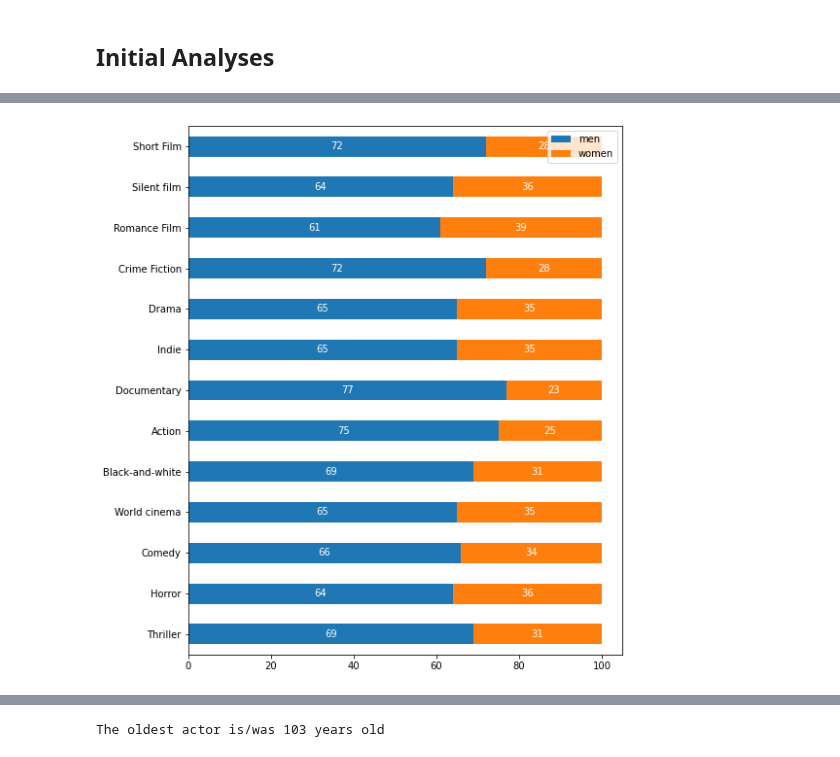
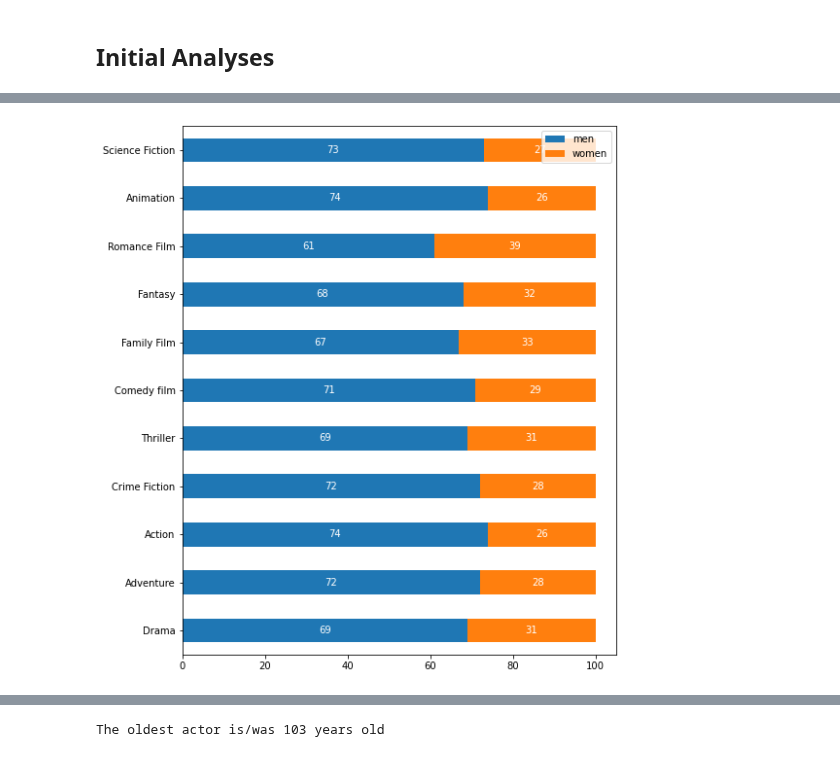
Before and after one commit to epfl-ada/ada-2022-project-rlab, a Jupyter notebook: sex_representation.ipynb, the cells around one changed output, grey strips where cells are left out. Cells and saved outputs as stored; diff of their text form; code cells hidden in the pictures.

```diff
--- a/sex_representation.ipynb
+++ b/sex_representation.ipynb
@@ -54,9 +48,6 @@ actors_df.release_date =  [int(val[:4]) if len(str(val)) > 4 else int(val) for v
 # %%
 actors_start_2013 = actors_df[ actors_df.release_date >= 2013]
 # %%
-movies_df = movies_df[~movies_df.release_date.isna()]
-# [ for val in ]
-movies_df.release_date = [int(val[:4]) if len(str(val)) > 4 else int(val) for val in movies_df.release_date]
 for x in range(2010, 2017):
     year_nb_movies = movies_df[ movies_df['release_date'] == x].shape[0]
     print(f"year {x}: {year_nb_movies} movies")
@@ -68,9 +59,3 @@ year 2013: 164 movies
 year 2014: 17 movies
 year 2015: 4 movies
 year 2016: 3 movies
-# %%
-
-# Using pandas.to_datetime()
-
-movies_df['release_date'] = pd.to_datetime(movies_df['release_date'], format="%Y-%m-%d")
-print(movies_df)
@@ -94,6 +64,8 @@ movies_df.describe()
 # %%
 # convert genres to a list of genres for each row
 movies_df['genres'] = [ [ v for k, v in  json.loads(dico).items() ] for dico in movies_df.genres.values]
+# %%
+movies_df = movies_df[ movies_df.release_date >= 2013]
 # %%
 def flatten(l):
     """
@@ -113,7 +90,7 @@ top_genres, nb_appearances = list(map(list, zip(*genres_value_counts)))
 # select the number of top genres to analyse keeping only genres that appear more than
 # MIN_NUMBER_OF_APPEARANCES times
 
-MIN_NUMBER_OF_APPEARANCES = 5000
+MIN_NUMBER_OF_APPEARANCES = 16#5000
 nb_genres = ( np.array(nb_appearances) >= MIN_NUMBER_OF_APPEARANCES ).sum()
 selected_genres = set(top_genres[:nb_genres])
 
@@ -122,7 +99,7 @@ selected_genres = set(top_genres[:nb_genres])
 # these new columns are useful for later sex representations by movie genres
 present = np.zeros((movies_df.shape[0], len(selected_genres)))
 
-for idx, row in movies_df.iterrows():
+for idx, row in movies_df.reset_index().iterrows():
 
     movie_genres = set(row.genres)
     for genre_idx, genre in enumerate(selected_genres):
@@ -195,9 +193,23 @@ sex_genre_df = sex_genre_df.round()
 # %%
 # each whole stacked bar is a 100 units long
 # this allows to quickly and easely see the difference in the sex ratio
 # between genres
 ax = sex_genre_df[['men', 'women']].plot.barh(stacked=True, figsize = (8,10))
 for container in ax.containers:
     ax.bar_label(container, label_type='center', color='w')
+
+
+# Create a figure instance
+fig = plt.figure(1, figsize=(8, 10))
+
+# Create an axes instance
+ax = fig.add_subplot(111)
+
+# Create the boxplot
+bp = ax.boxplot(np.array([categories[0].values]))
+ax.boxplot(np.array(categories[1].values))
+
+# Save the figure
+fig.savefig('fig1.png', bbox_inches='tight')
 # %% [output]
-[figure, old version]
+[figure, new version]
```
Also changed, not shown: parts of 41 cells of this notebook, 1 other file.
